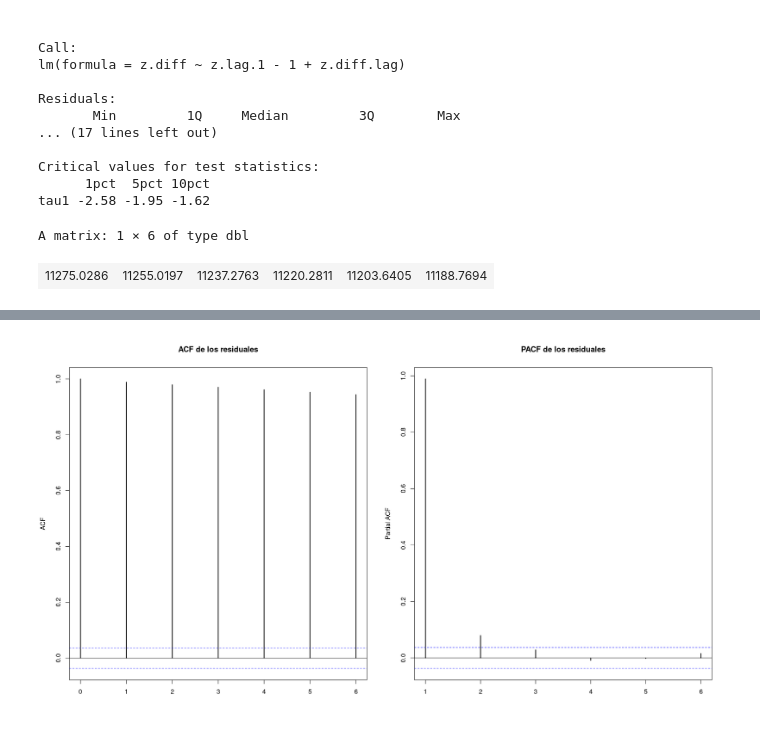
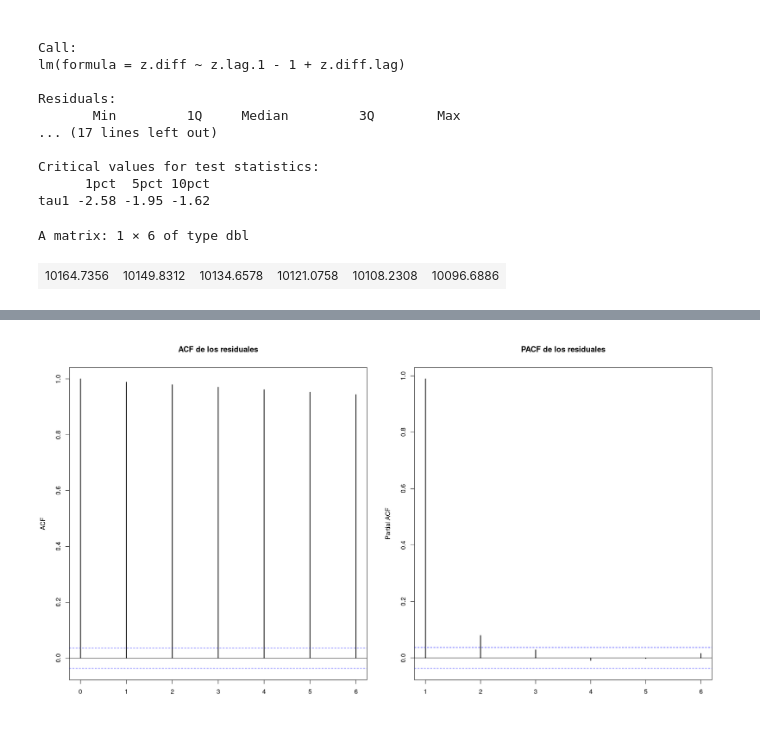
Before and after one commit to LeKilleRGallet/university, a Jupyter notebook: econometrics/ECONOMETRIA2/Trabajo2/NoteBook/main.ipynb, the cells around one changed output, grey strips where cells are left out. Cells and saved outputs as stored; diff of their text form; code cells hidden in the pictures.

```diff
--- a/econometrics/ECONOMETRIA2/Trabajo2/NoteBook/main.ipynb
+++ b/econometrics/ECONOMETRIA2/Trabajo2/NoteBook/main.ipynb
@@ -202,16 +211,16 @@ Critical values for test statistics:
       1pct  5pct 10pct
 tau1 -2.58 -1.95 -1.62
 # %%
-FS_MCOD1 = dynlm(ts_SLV ~ ts_SLVP + L(d(ts_SLVP),-1:1))
-FS_MCOD2 = dynlm(ts_SLV ~ ts_SLVP + L(d(ts_SLVP),-2:2))
-FS_MCOD3 = dynlm(ts_SLV ~ ts_SLVP + L(d(ts_SLVP),-3:3))
-FS_MCOD4 = dynlm(ts_SLV ~ ts_SLVP + L(d(ts_SLVP),-4:4))
-FS_MCOD5 = dynlm(ts_SLV ~ ts_SLVP + L(d(ts_SLVP),-5:5))
-FS_MCOD6 = dynlm(ts_SLV ~ ts_SLVP + L(d(ts_SLVP),-6:6))
+FS_MCOD1 = dynlm(ts_SLVP ~ ts_SLV + L(d(ts_SLV),-1:1))
+FS_MCOD2 = dynlm(ts_SLVP ~ ts_SLV + L(d(ts_SLV),-2:2))
+FS_MCOD3 = dynlm(ts_SLVP ~ ts_SLV + L(d(ts_SLV),-3:3))
+FS_MCOD4 = dynlm(ts_SLVP ~ ts_SLV + L(d(ts_SLV),-4:4))
+FS_MCOD5 = dynlm(ts_SLVP ~ ts_SLV + L(d(ts_SLV),-5:5))
+FS_MCOD6 = dynlm(ts_SLVP ~ ts_SLV + L(d(ts_SLV),-6:6))
 
 cbind(AIC(FS_MCOD1), AIC(FS_MCOD2), AIC(FS_MCOD3), AIC(FS_MCOD4), AIC(FS_MCOD5),
       AIC(FS_MCOD6))
 # %% [output]
 A matrix: 1 × 6 of type dbl
-| 11275.0286 | 11255.0197 | 11237.2763 | 11220.2811 | 11203.6405 | 11188.7694 |
+| 10164.7356 | 10149.8312 | 10134.6578 | 10121.0758 | 10108.2308 | 10096.6886 |
 # %%
```
Also changed, not shown: parts of 9 cells of this notebook, 15 other files.
